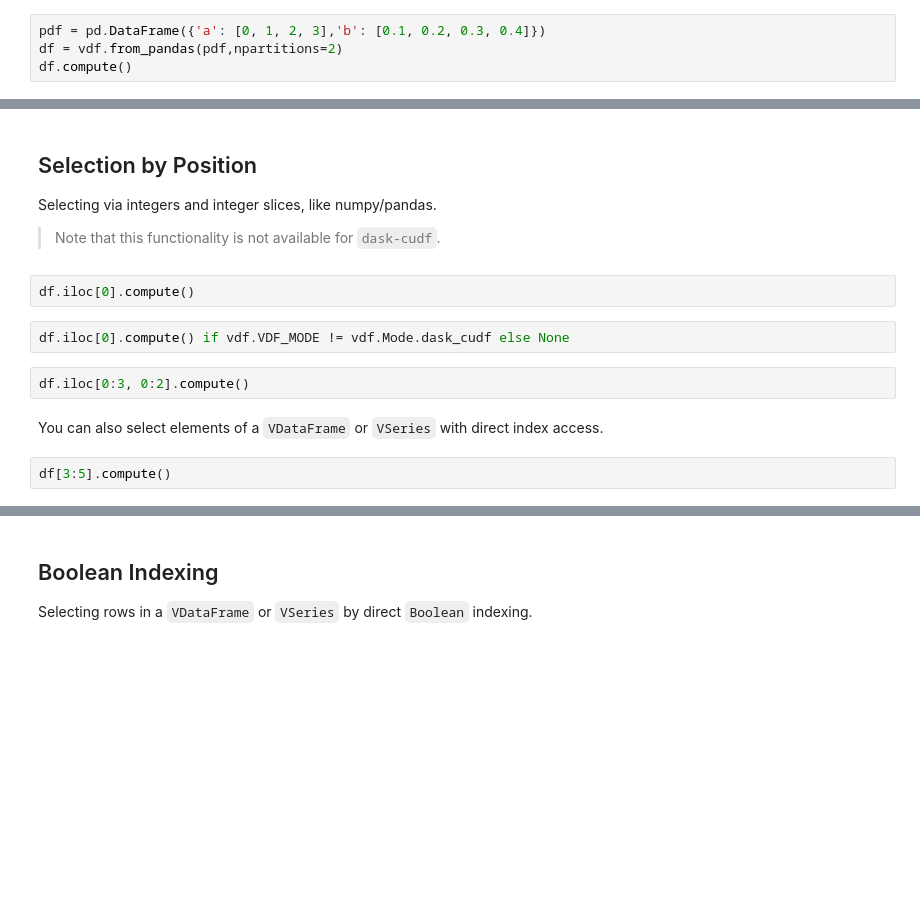
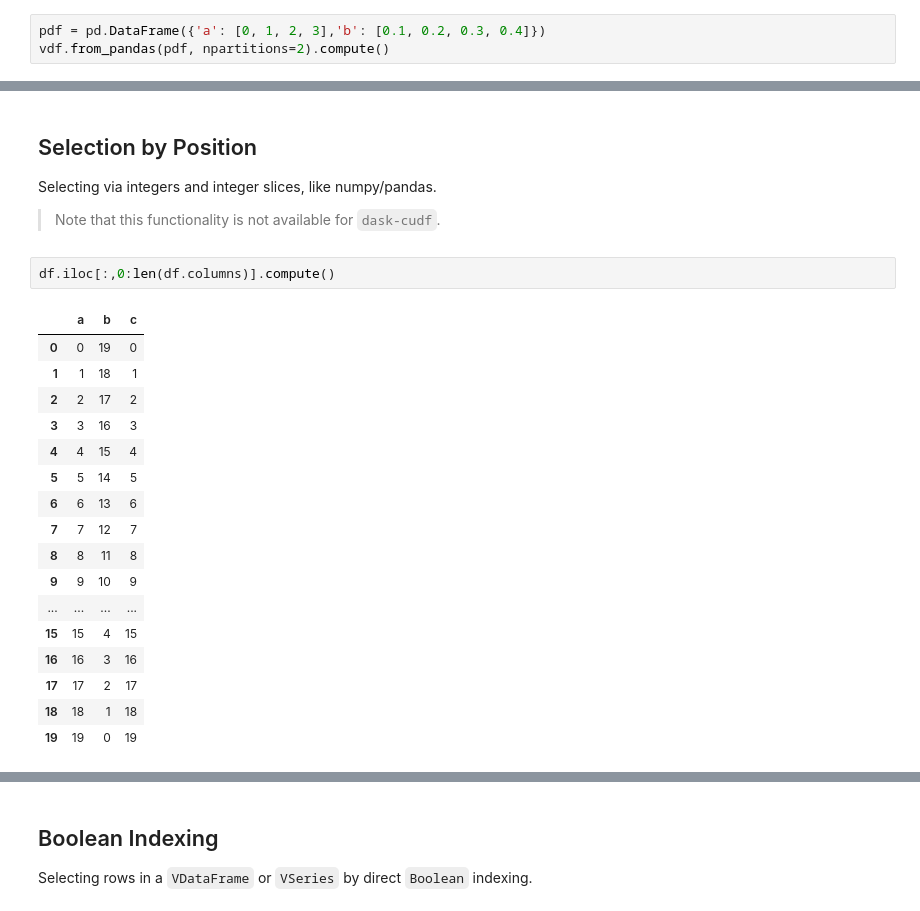
Before and after one commit to pprados/virtual-dataframe, a Jupyter notebook: notebooks/demo.ipynb, the cells around one changed output, grey strips where cells are left out. Saved outputs shown, nothing was run; the diff lists cells and outputs as text; blank space fills up the shorter version.

```diff
--- a/notebooks/demo.ipynb
+++ b/notebooks/demo.ipynb
@@ -33,5 +65,4 @@ Creating a `VDataFrame` from a pandas `Dataframe`.
 > Note that best practice for `VDataFrame` is to read data directly into a ̀`VDataFrame` with something like `read_csv()` (discussed below).
 # %%
 pdf = pd.DataFrame({'a': [0, 1, 2, 3],'b': [0.1, 0.2, 0.3, 0.4]})
-df = vdf.from_pandas(pdf,npartitions=2)
-df.compute()
+vdf.from_pandas(pdf, npartitions=2).compute()
@@ -64,14 +162,24 @@ df.loc[2:5, ['a', 'b']].compute()
 Selecting via integers and integer slices, like numpy/pandas.
 > Note that this functionality is not available for `dask-cudf`.
 # %%
-df.iloc[0].compute()
+df.iloc[:,0:len(df.columns)].compute()
+# %% [output]
+|  | a | b | c |
+| 0 | 0 | 19 | 0 |
+| 1 | 1 | 18 | 1 |
+| 2 | 2 | 17 | 2 |
+| 3 | 3 | 16 | 3 |
+| 4 | 4 | 15 | 4 |
+| 5 | 5 | 14 | 5 |
+| 6 | 6 | 13 | 6 |
+| 7 | 7 | 12 | 7 |
+| 8 | 8 | 11 | 8 |
+| 9 | 9 | 10 | 9 |
+| ... | ... | ... | ... |
+| 15 | 15 | 4 | 15 |
+| 16 | 16 | 3 | 16 |
+| 17 | 17 | 2 | 17 |
+| 18 | 18 | 1 | 18 |
+| 19 | 19 | 0 | 19 |
-# %%
-df.iloc[0].compute() if vdf.VDF_MODE != vdf.Mode.dask_cudf else None
-# %%
-df.iloc[0:3, 0:2].compute()
-# %% [markdown]
-You can also select elements of a `VDataFrame` or `VSeries` with direct index access.
-# %%
-df[3:5].compute()
 # %%
 s[3:5].compute()
```
Also changed, not shown: parts of 87 cells of this notebook, 15 other files.
